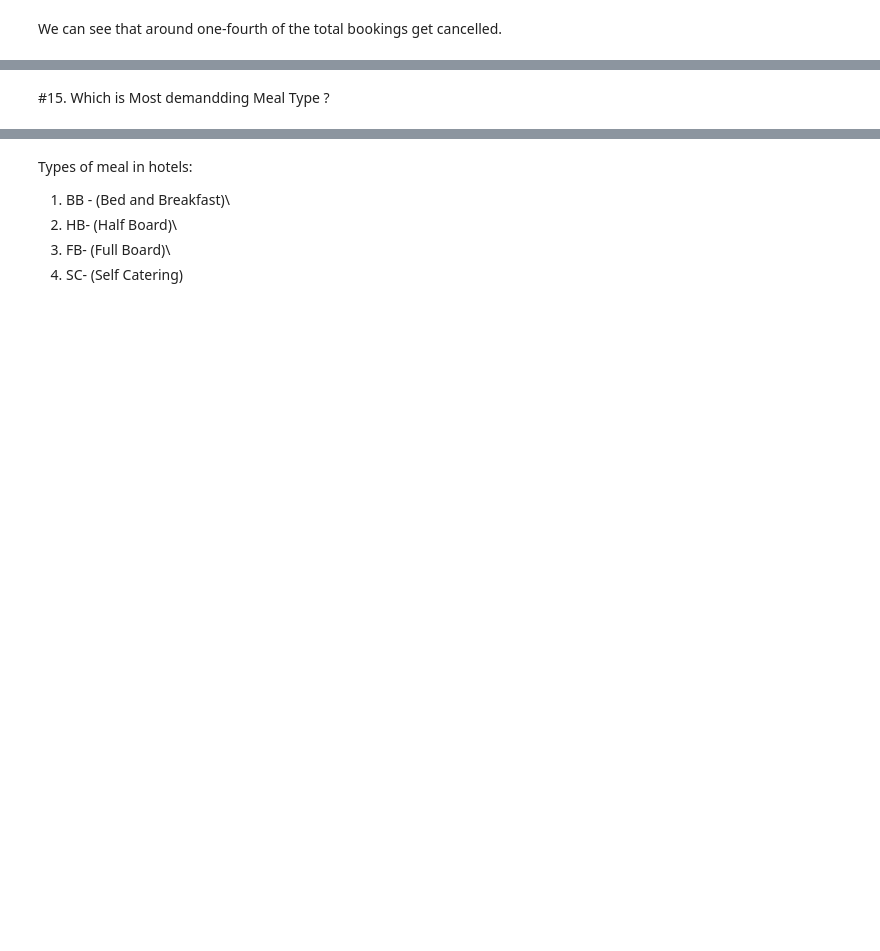
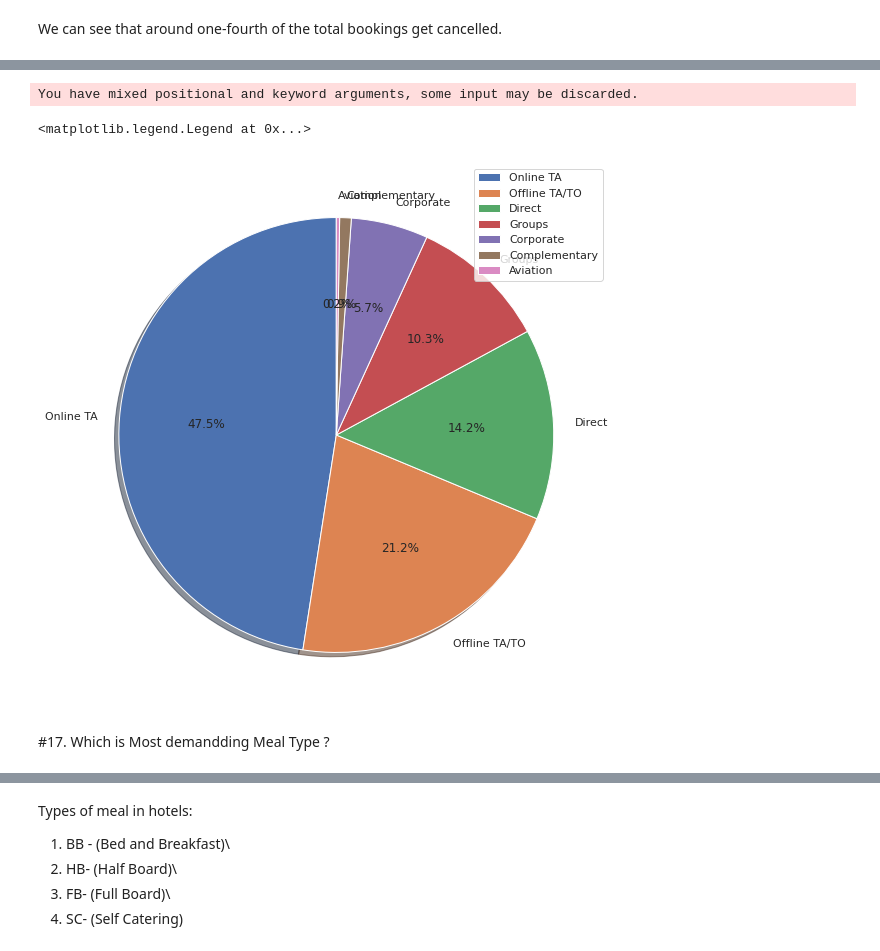
Before and after one commit to bhava534/Capstone-Projects, a Jupyter notebook: FINAL_Hotel_Booking_Analysis_Capstone_Project.ipynb, the cells around one changed output, grey strips where cells are left out. Drawn from its saved outputs; the diff is of its cells as text; code cells hidden in the pictures; blank space fills up the shorter version.

```diff
--- a/FINAL_Hotel_Booking_Analysis_Capstone_Project.ipynb
+++ b/FINAL_Hotel_Booking_Analysis_Capstone_Project.ipynb
@@ -572,0 +596,3 @@ plot_pie_chart_from_column(df, 'is_repeated_guest')
+# %%
+Not_cancelled =df[df['is_canceled']==0]
+Not_cancelled
@@ -573,5 +613,22 @@ plot_pie_chart_from_column(df, 'is_repeated_guest')
+# %%
+plt.figure(figsize=(20,10))
+segment=Not_cancelled["market_segment"].value_counts()
+
+# pie plot
+
+pie_plot= plt.pie(segment,
+                  labels=segment.index,
+                  autopct='%1.1f%%',
+                  shadow=True,
+                  startangle=90
+                   )
+plt.legend(pie_plot, labels = segment.index, loc="best")
+# %% [output]
+You have mixed positional and keyword arguments, some input may be discarded.
+<matplotlib.legend.Legend at 0x...>
+[figure, added]
 # %% [markdown]
-#15. Which is Most demandding Meal Type ?
+#17. Which is Most demandding Meal Type ?
 # %%
 Most_Preferred_meal=df['meal'].value_counts().reset_index().rename(columns={'index':'Meal_Type','meal':'Frequncy of Meals'})
 Most_Preferred_meal
```
Also changed, not shown: parts of 12 cells of this notebook.
